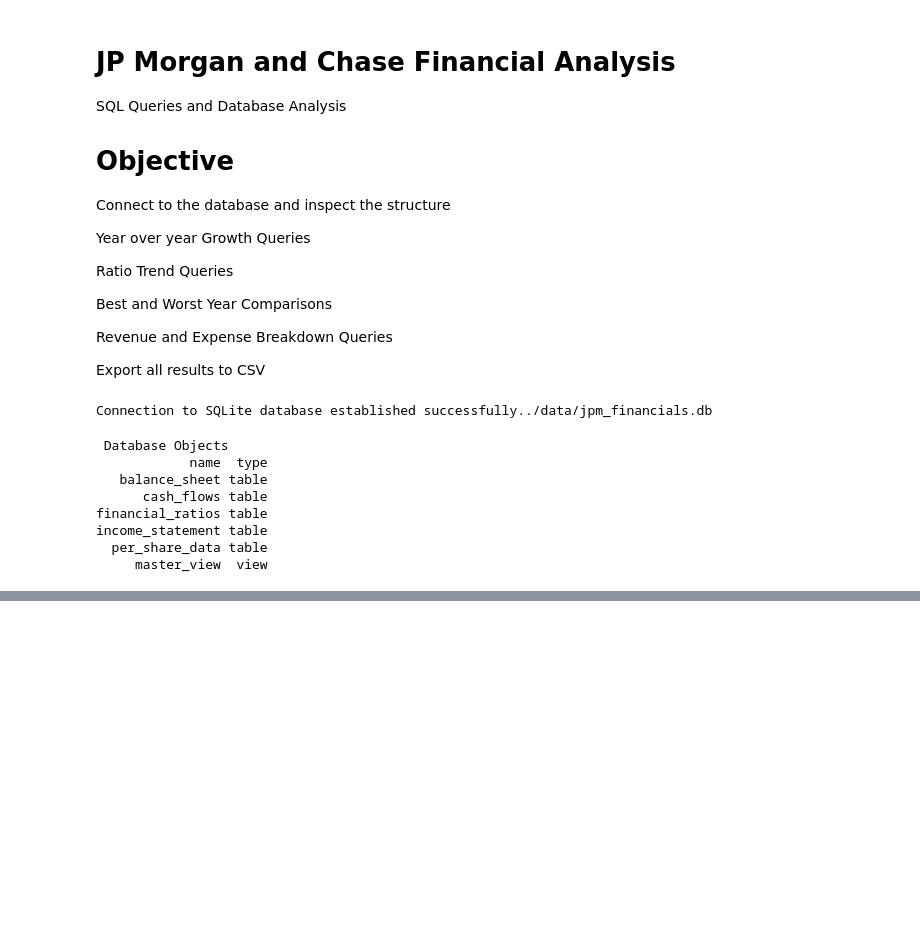
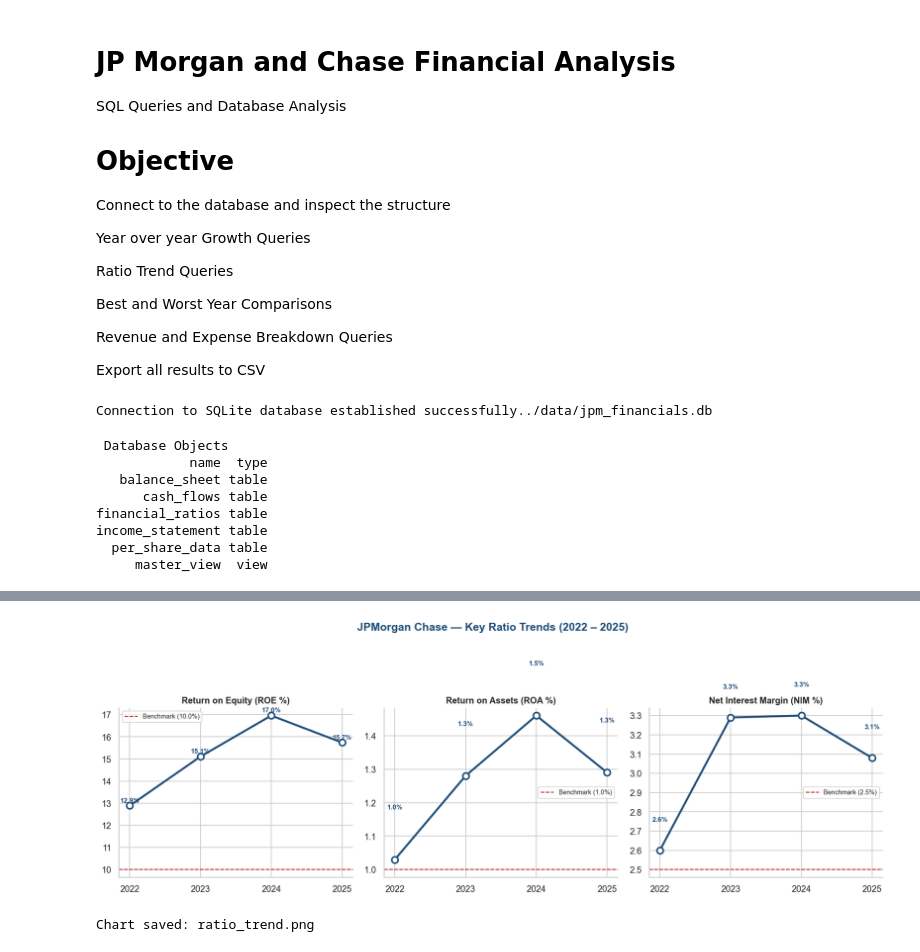
Before and after one commit to Chege-jr0/JP_Morgan_Bank_Financial_Analysis, a Jupyter notebook: sqlanalysis.ipynb, the cells around one changed output, grey strips where cells are left out. Drawn from its saved outputs; the diff is of its cells as text; code cells hidden in the pictures; blank space fills up the shorter version.

```diff
--- a/sqlanalysis.ipynb
+++ b/sqlanalysis.ipynb
@@ -80,0 +195,13 @@ income_statement table
+# %%
+ratios = pd.read_sql("""
+     select year,
+            roe_pct,
+            roa_pct,
+            nim_pct,
+            efficiency_pct,
+            loan_to_deposit_pct
+     from financial_ratios
+     ORDER BY year
+""", connection)
+print("Financial Ratios 2022-2025")
+ratios
@@ -80,0 +260,37 @@ income_statement table
+# %%
+# Chart to explore the financial ratios vs industry benchmarks
+fig, axes = plt.subplots(1, 3, figsize=(14, 5))
+fig.suptitle('JPMorgan Chase — Key Ratio Trends (2022 – 2025)',
+             fontsize=14, fontweight='bold', color=JPM_BLUE)
+
+metrics = [
+    ('roe_pct',  'Return on Equity (ROE %)',  10.0, axes[0]),
+    ('roa_pct',  'Return on Assets (ROA %)',   1.0, axes[1]),
+    ('nim_pct',  'Net Interest Margin (NIM %)',2.5, axes[2]),
+]
+
+for col, title, benchmark, ax in metrics:
+    ax.plot(ratios['year'], ratios[col],
+            color=JPM_BLUE, linewidth=2.5, marker='o',
+            markersize=8, markerfacecolor='white',
+            markeredgecolor=JPM_BLUE, markeredgewidth=2)
+    ax.axhline(benchmark, color=JPM_RED, linewidth=1.2,
+               linestyle='--', label=f'Benchmark ({benchmark}%)')
+
+    for _, row in ratios.iterrows():
+        ax.text(row['year'], row[col] + 0.15,
+                f"{row[col]:.1f}%",
+                ha='center', fontsize=8.5,
+                fontweight='bold', color=JPM_BLUE)
+    ax.set_title(title, fontsize=11)
+    ax.set_xticks(ratios['year'])
+    ax.legend(fontsize=8)
+    sns.despine(ax=ax, top=True, right=True)
+
+plt.tight_layout()
+plt.savefig(f'{CHARTS_DIR}/ratio_trends.png', bbox_inches='tight')
+plt.show()
+print("Chart saved: ratio_trend.png")
+# %% [output]
+[figure, added]
+Chart saved: ratio_trend.png
```
Also changed, not shown: parts of 10 cells of this notebook, 2 other files.
